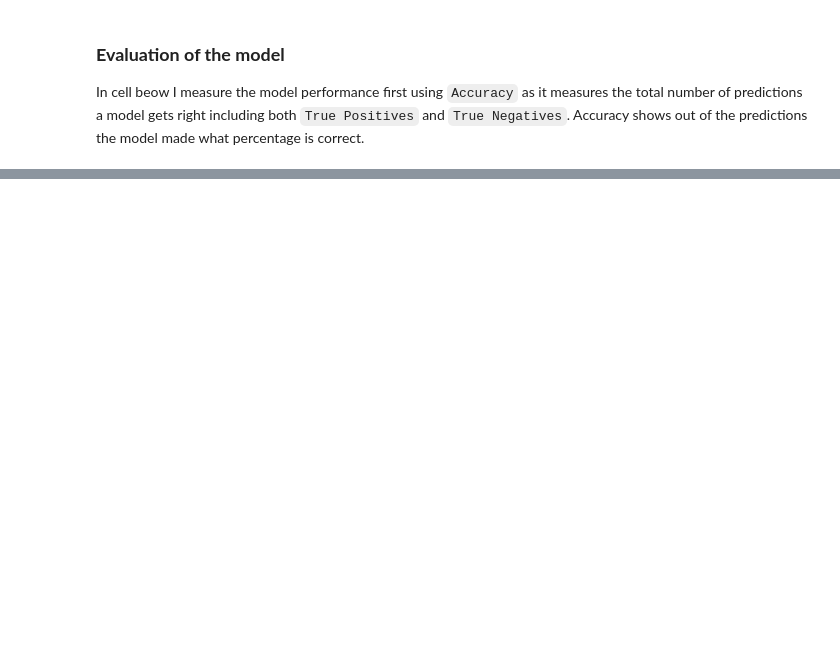
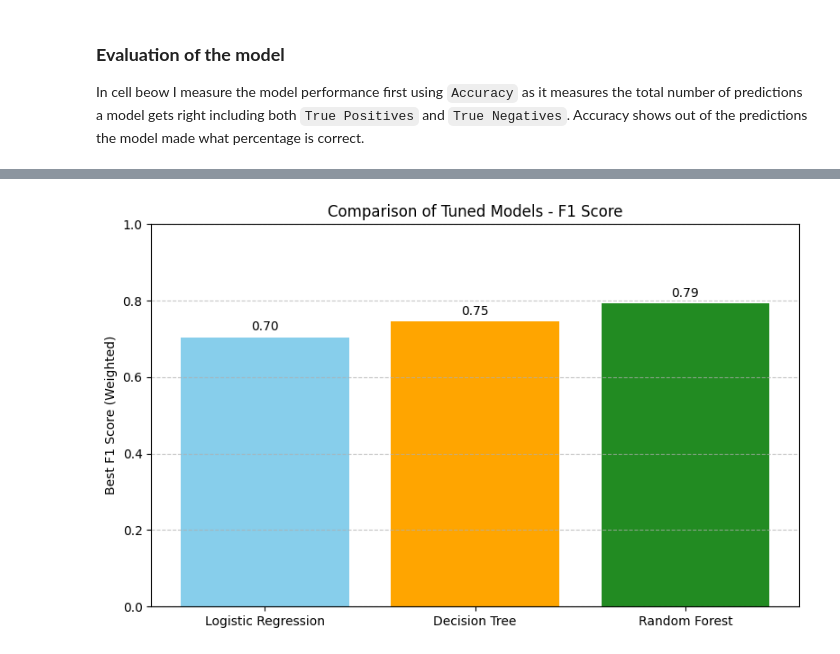
Before and after one commit to RonnyMuthomi/tanzania-water-well-status-classifier, a Jupyter notebook: index.ipynb, the cells around one changed output, grey strips where cells are left out. Cells and saved outputs as stored; diff of their text form; code cells hidden in the pictures; blank space fills up the shorter version.

```diff
--- a/index.ipynb
+++ b/index.ipynb
@@ -862,0 +1000,21 @@ The cell above shows performance of **RandomForest classifier** which indicates
+# %%
+#  fine tuning the Random Forest Classifier using RandomizedSearchCV
+param_dist = {
+    'n_estimators': [50, 100, 150],
+    'max_depth': [None, 10, 20],
+    'min_samples_split': [2, 5, 10],
+    'min_samples_leaf': [1, 2, 4],
+
+}
+
+random_search = RandomizedSearchCV(
+    RandomForestClassifier(),
+    param_distributions=param_dist,
+    cv=5,
+    scoring='f1_weighted',
+    n_iter=30,
+    random_state=42
+)
+
+
+random_search.fit(X_train_processed, y_train)
@@ -862,0 +1078,26 @@ The cell above shows performance of **RandomForest classifier** which indicates
+# %%
+
+
+# Best F1 scores from GridSearchCV and random search results
+best_f1_scores = {
+    'Logistic Regression': grid_log.best_score_,
+    'Decision Tree': grid_tree.best_score_,
+    'Random Forest': random_search.best_score_
+}
+
+
+fig, ax = plt.subplots(figsize=(8, 5))
+plt.bar(best_f1_scores.keys(), best_f1_scores.values(), color=['skyblue', 'orange', 'forestgreen'])
+ax.set_ylabel('Best F1 Score (Weighted)')
+ax.set_title('Comparison of Tuned Models - F1 Score')
+plt.ylim(0, 1)
+plt.grid(axis='y', linestyle='--', alpha=0.7)
+
+# Annotate F1 values on bars
+for i, (model, score) in enumerate(best_f1_scores.items()):
+    plt.text(i, score + 0.01, f"{score:.2f}", ha='center', va='bottom', fontsize=10)
+
+plt.tight_layout()
+plt.show()
+# %% [output]
+[figure, added]
```
Also changed, not shown: parts of 42 cells of this notebook.
